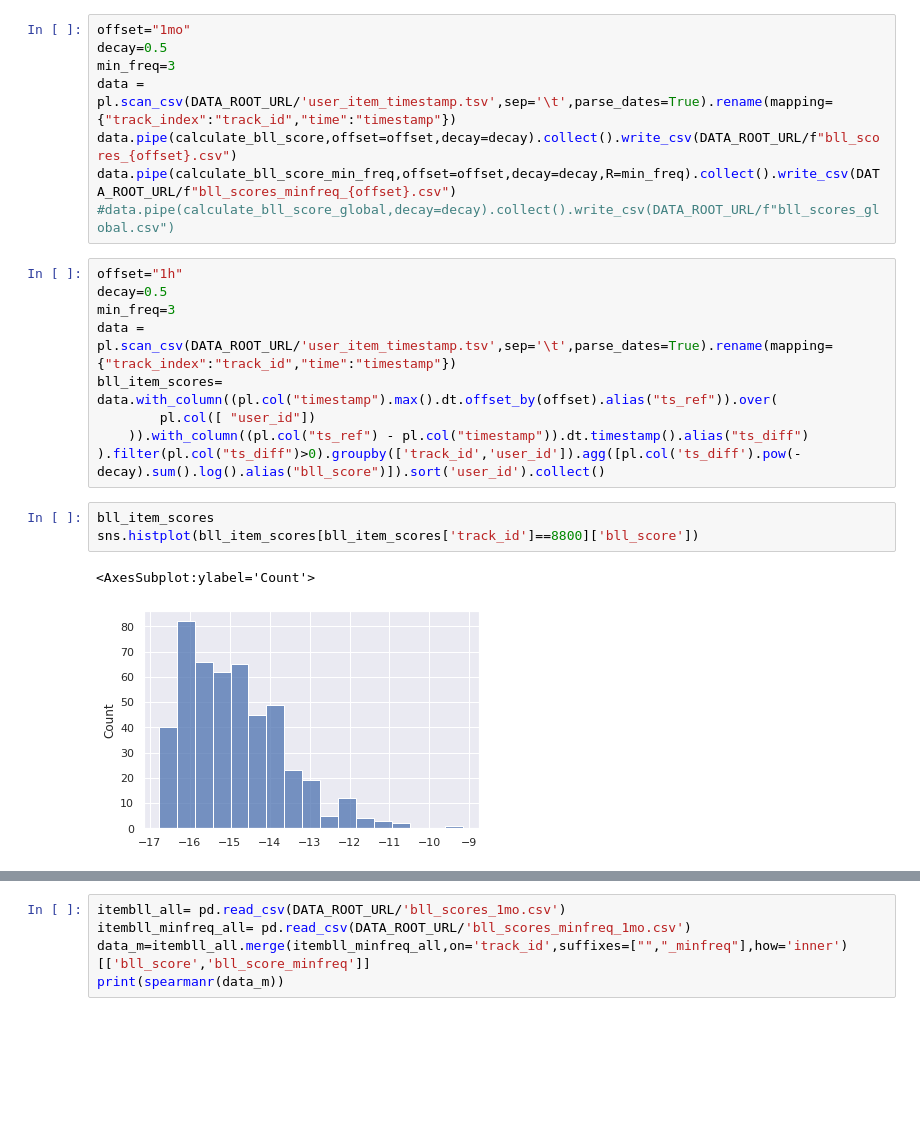
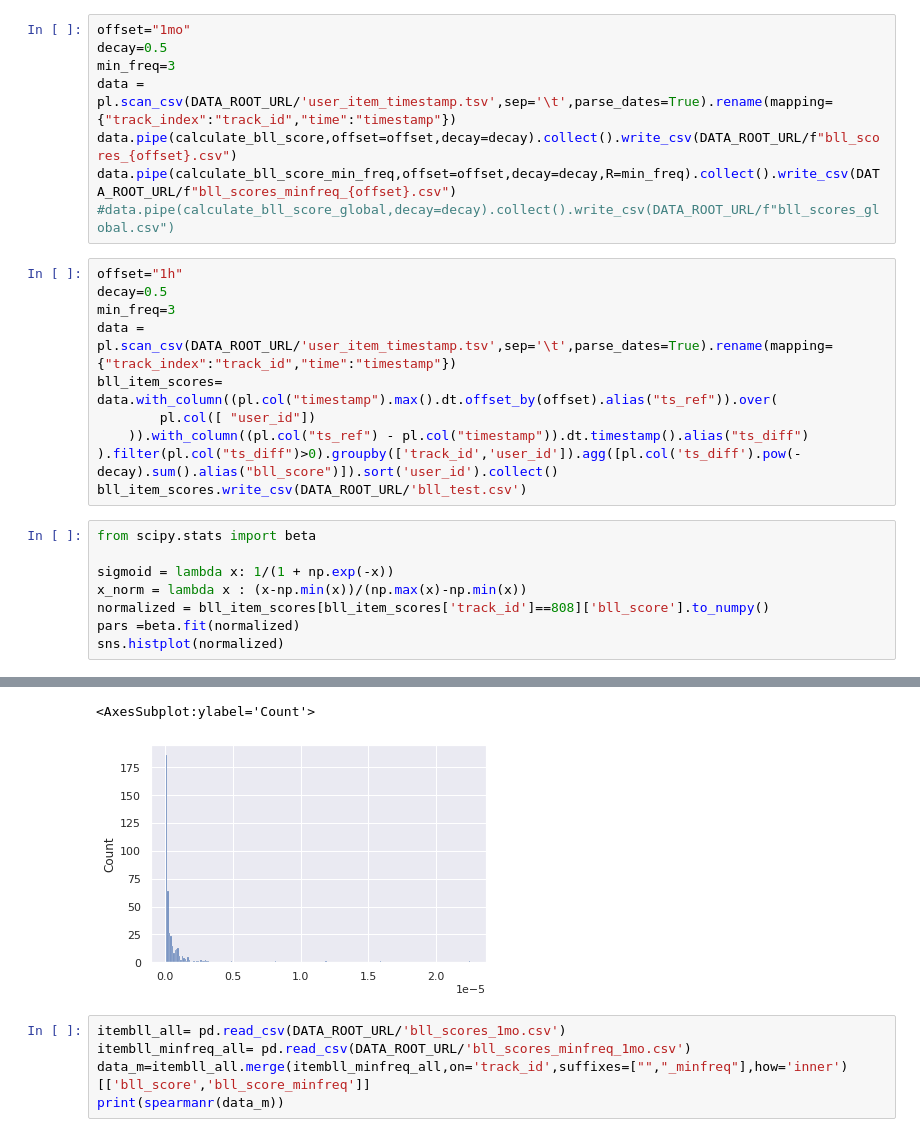
Before and after one commit to mmosc/emo-mrs, a Jupyter notebook: notebooks/calculation_emotion_all_aggr.ipynb, the cells around one changed output, grey strips where cells are left out. Cells and saved outputs as stored; diff of their text form; blank space fills up the shorter version.

```diff
--- a/notebooks/calculation_emotion_all_aggr.ipynb
+++ b/notebooks/calculation_emotion_all_aggr.ipynb
@@ -178,10 +178,14 @@ data = pl.scan_csv(DATA_ROOT_URL/'user_item_timestamp.tsv',sep='\t',parse_dates=
 bll_item_scores= data.with_column((pl.col("timestamp").max().dt.offset_by(offset).alias("ts_ref")).over(
         pl.col([ "user_id"])
     )).with_column((pl.col("ts_ref") - pl.col("timestamp")).dt.timestamp().alias("ts_diff")
-).filter(pl.col("ts_diff")>0).groupby(['track_id','user_id']).agg([pl.col('ts_diff').pow(-decay).sum().log().alias("bll_score")]).sort('user_id').collect()
+).filter(pl.col("ts_diff")>0).groupby(['track_id','user_id']).agg([pl.col('ts_diff').pow(-decay).sum().alias("bll_score")]).sort('user_id').collect()
+bll_item_scores.write_csv(DATA_ROOT_URL/'bll_test.csv')
-# %%
-bll_item_scores
-sns.histplot(bll_item_scores[bll_item_scores['track_id']==8800]['bll_score'])
-# %% [output]
-<AxesSubplot:ylabel='Count'>
-[figure, removed]
+# %%
+from scipy.stats import beta
+
+sigmoid = lambda x: 1/(1 + np.exp(-x))
+x_norm = lambda x : (x-np.min(x))/(np.max(x)-np.min(x))
+normalized = bll_item_scores[bll_item_scores['track_id']==808]['bll_score'].to_numpy()
+pars =beta.fit(normalized)
+sns.histplot(normalized)
+# %% [output]
@@ -188,3 +193,5 @@ sns.histplot(bll_item_scores[bll_item_scores['track_id']==8800]['bll_score'])
+<AxesSubplot:ylabel='Count'>
+[figure, added]
 # %%
 itembll_all= pd.read_csv(DATA_ROOT_URL/'bll_scores_1mo.csv')
 itembll_minfreq_all= pd.read_csv(DATA_ROOT_URL/'bll_scores_minfreq_1mo.csv')
```
Also changed, not shown: parts of 4 cells of this notebook.
